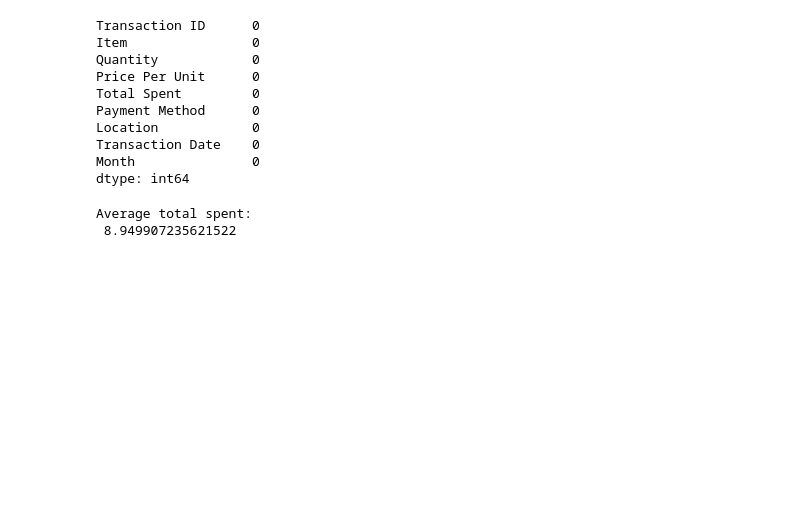
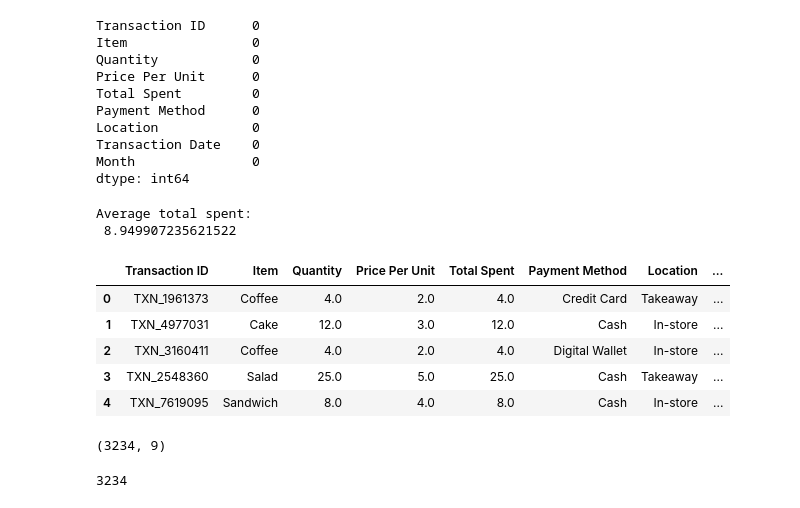
Before and after one commit to tcsimm/DataSciencePractice, a Jupyter notebook: jun15.ipynb, the cells around one changed output. Drawn from its saved outputs; the diff is of its cells as text; code cells hidden in the pictures; blank space fills up the shorter version.

```diff
--- a/jun15.ipynb
+++ b/jun15.ipynb
@@ -235,3 +235,18 @@ Average total spent:
  8.949907235621522
 # %%
 df.to_csv("cleaned_data_sales.csv", index=False)
+# %%
+df = pd.read_csv("cleaned_data_sales.csv")
+# %%
+df.head()
+# %% [output]
+|  | Transaction ID | Item | Quantity | Price Per Unit | Total Spent | Payment Method | Location | ... |
+| 0 | TXN_1961373 | Coffee | 4.0 | 2.0 | 4.0 | Credit Card | Takeaway | ... |
+| 1 | TXN_4977031 | Cake | 12.0 | 3.0 | 12.0 | Cash | In-store | ... |
+| 2 | TXN_3160411 | Coffee | 4.0 | 2.0 | 4.0 | Digital Wallet | In-store | ... |
+| 3 | TXN_2548360 | Salad | 25.0 | 5.0 | 25.0 | Cash | Takeaway | ... |
+| 4 | TXN_7619095 | Sandwich | 8.0 | 4.0 | 8.0 | Cash | In-store | ... |
+# %%
+df.shape
+# %% [output]
+(3234, 9)
@@ -237,0 +255,4 @@ df.to_csv("cleaned_data_sales.csv", index=False)
+# %%
+df.to_sql("sales", conn, if_exists="replace", index=False)
+# %% [output]
+3234
```
Also changed, not shown: parts of 2 cells of this notebook, 1 other file.
